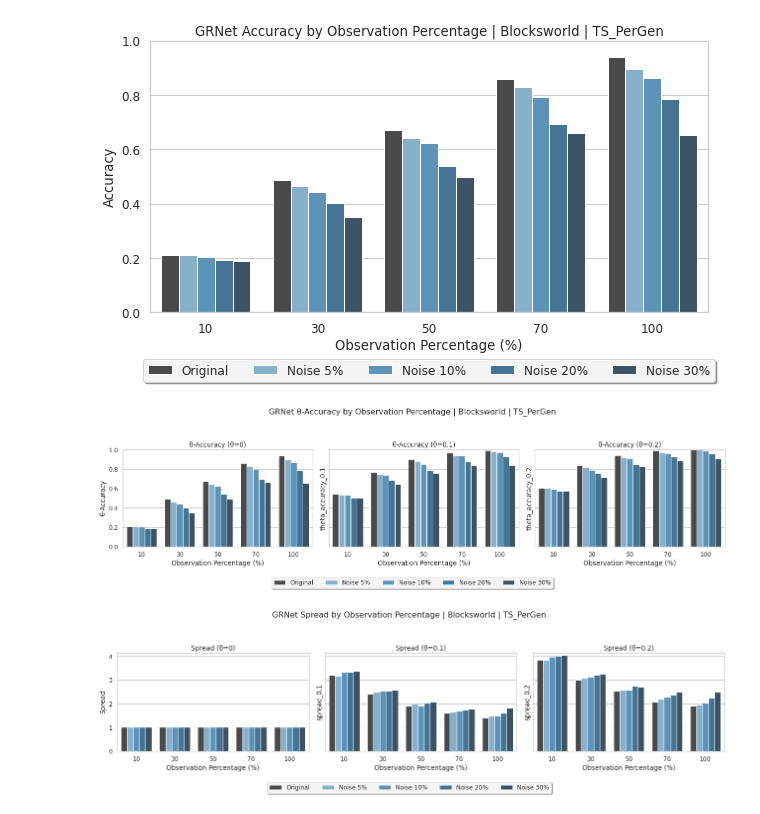
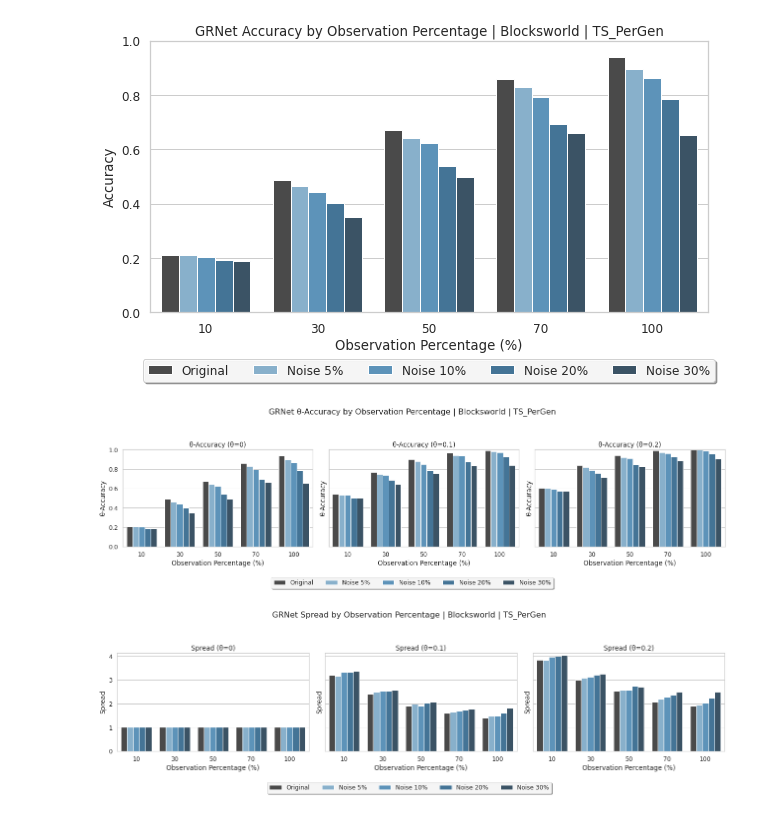
Before and after one commit to MechaMic38/GRNet, a Jupyter notebook: code/GRNet_approach.ipynb, the cells around one changed output. Cells and saved outputs as stored; diff of their text form; code cells hidden in the pictures.

Commit message:
Minor graph fixes.

```diff
--- a/code/GRNet_approach.ipynb
+++ b/code/GRNet_approach.ipynb
@@ -1900,34 +1900,36 @@ for ax, theta in zip(axes, theta_levels):
 
 # Shared y-label
 axes[0].set_ylabel('θ-Accuracy')
+axes[1].set_ylabel('θ-Accuracy')
+axes[2].set_ylabel('θ-Accuracy')
 
 # Single legend for the whole figure
 handles, labels = axes[0].get_legend_handles_labels()
 fig.legend(
     handles,
     labels,
     frameon=True,
     framealpha=0.9,
     fancybox=True,
     shadow=True,
     loc='lower center',
     bbox_to_anchor=(0.5, -0.05),
     ncol=5
 )
 
 # Remove per-axis legends
 for ax in axes:
     ax.legend_.remove()
 
 # Global title
 plt.suptitle(
     f'GRNet θ-Accuracy by Observation Percentage | {DOMAIN_NAME.capitalize()} | {TS_DIR}',
     fontsize=16
 )
 plt.tight_layout(rect=[0, 0.05, 1, 0.92])
 plt.show()
 # %% [output]
-[figure, old version]
+[figure, new version]
 # %%
 original_tmp_df = original_accuracy_df.copy()
 original_tmp_df["noise_percentage"] = 0
@@ -1972,6 +1974,8 @@ for ax, theta in zip(axes, theta_levels):
 
 # Shared y-label
 axes[0].set_ylabel('Spread')
+axes[1].set_ylabel('Spread')
+axes[2].set_ylabel('Spread')
 
 # Single legend for the whole figure
 handles, labels = axes[0].get_legend_handles_labels()
@@ -1999,4 +2003,4 @@ plt.suptitle(
 plt.tight_layout(rect=[0, 0.05, 1, 0.92])
 plt.show()
 # %% [output]
-[figure, old version]
+[figure, new version]
```
